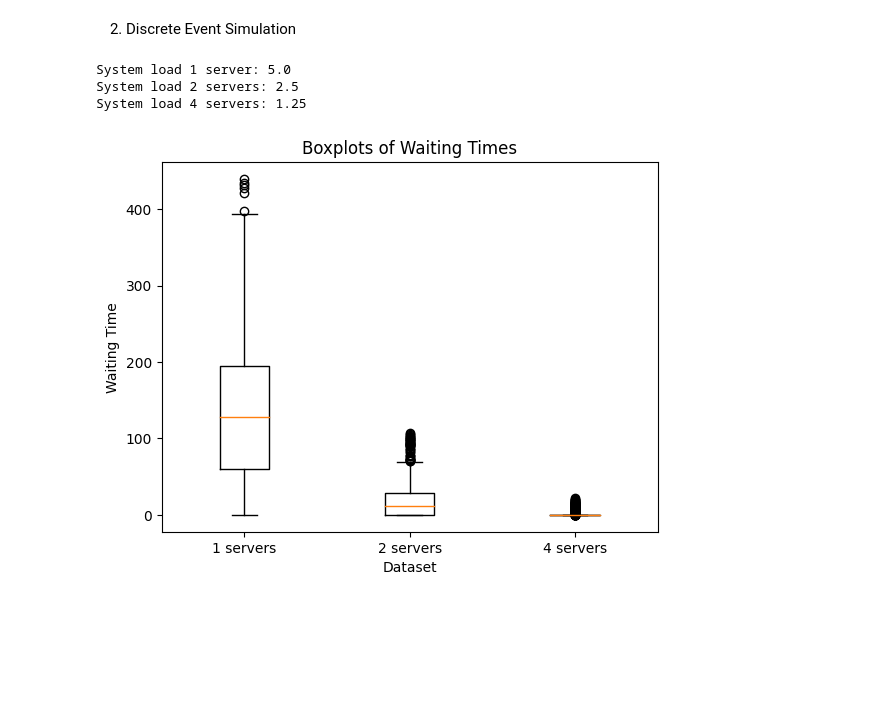
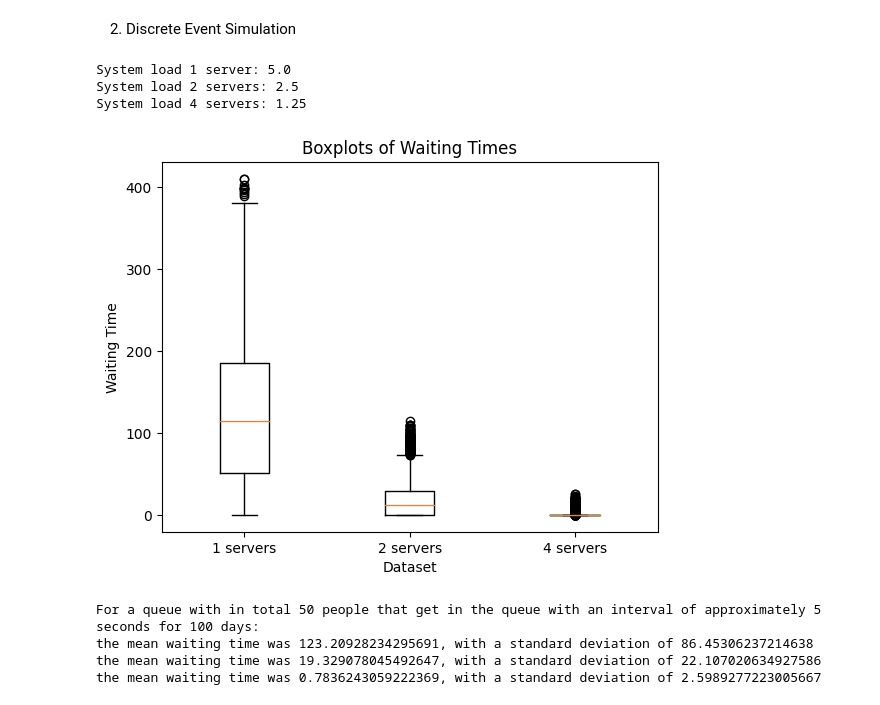
Before and after one commit to LoesBijman/stochastic_2, a Jupyter notebook: assignment_2.ipynb, the cells around one changed output. Drawn from its saved outputs; the diff is of its cells as text; code cells hidden in the pictures; blank space fills up the shorter version.

```diff
--- a/assignment_2.ipynb
+++ b/assignment_2.ipynb
@@ -61,34 +64,45 @@ print(f"System load 1 server: {arrival_rate/(1*mu)}")
 print(f"System load 2 servers: {arrival_rate/(2*mu)}")
 print(f"System load 4 servers: {arrival_rate/(4*mu)}")
 
-# Number of people in simulation
+# Number of people in simulation and the number of days tested:
 n_persons = 50
+runs = 100
 
 # Waiting times
 waiting_times_n1 = []
 waiting_times_n2 = []
 waiting_times_n4 = []
 
 
-for runs in range(50):
+for run in range(runs):
     run_simulation(arrival_rate, 1, mu, n_persons, waiting_times_n1)
     run_simulation(arrival_rate, 2, mu, n_persons, waiting_times_n2)
     run_simulation(arrival_rate, 4, mu, n_persons, waiting_times_n4)
 
 
 # Create positions for boxplots
 positions = [1, 2, 3]
 # Create a boxplot
 plt.boxplot([waiting_times_n1,waiting_times_n2,waiting_times_n4], positions=positions)
 plt.title('Boxplots of Waiting Times')
 plt.xlabel('Dataset')
 plt.ylabel('Waiting Time')
 plt.xticks(positions, ['1 servers', '2 servers', '4 servers'])
 
 # Show the plot
 plt.show()
 # %% [output]
 System load 1 server: 5.0
 System load 2 servers: 2.5
 System load 4 servers: 1.25
-[figure, old version]
+[figure, new version]
+# %%
+print(f"For a queue with in total {n_persons} people that get in the queue with an interval of approximately {arrival_rate} seconds for {runs} days:")
+print(f"the mean waiting time was {np.mean(waiting_times_n1)}, with a standard deviation of {np.std(waiting_times_n1)}")
+print(f"the mean waiting time was {np.mean(waiting_times_n2)}, with a standard deviation of {np.std(waiting_times_n2)}")
+print(f"the mean waiting time was {np.mean(waiting_times_n4)}, with a standard deviation of {np.std(waiting_times_n4)}")
+# %% [output]
+For a queue with in total 50 people that get in the queue with an interval of approximately 5 seconds for 100 days:
+the mean waiting time was 123.20928234295691, with a standard deviation of 86.45306237214638
+the mean waiting time was 19.329078045492647, with a standard deviation of 22.107020634927586
+the mean waiting time was 0.7836243059222369, with a standard deviation of 2.5989277223005667
```
Also changed, not shown: parts of 3 cells of this notebook.
